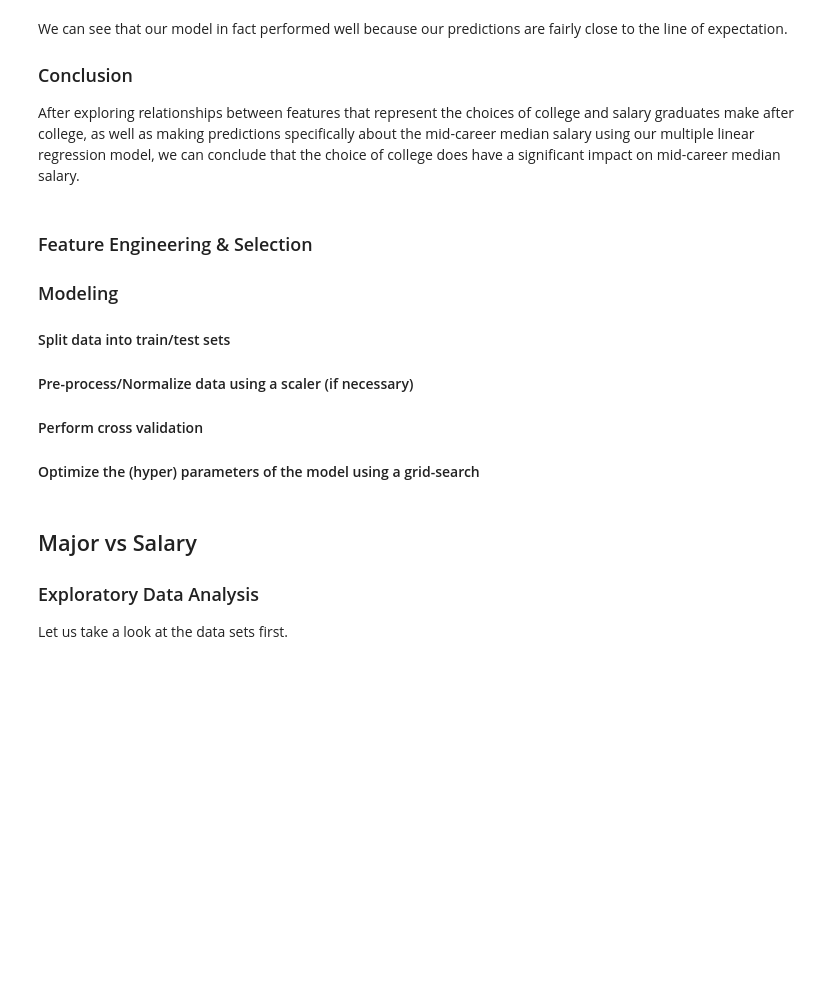
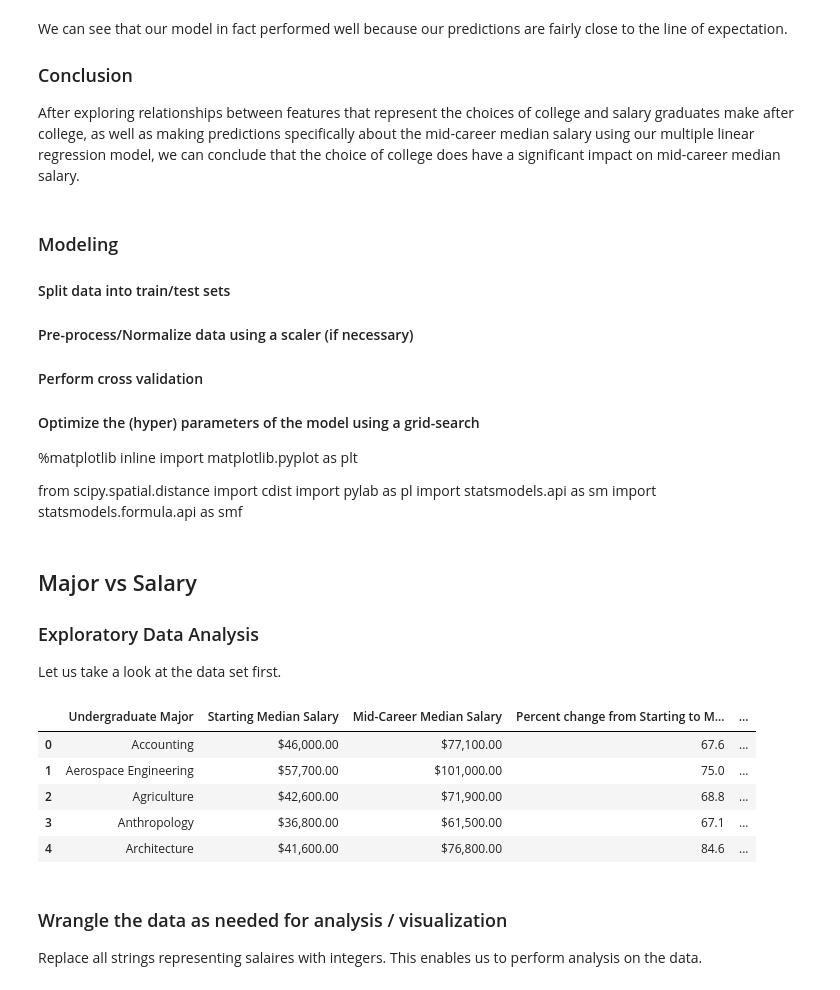
Before and after one commit to demi-tu/Where-it-Pays-to-Attend-College, a Jupyter notebook: Final Resource.ipynb, the cells around one changed output. Drawn from its saved outputs; the diff is of its cells as text; code cells hidden in the pictures; blank space fills up the shorter version.

```diff
--- a/Final Resource.ipynb
+++ b/Final Resource.ipynb
@@ -578,7 +578,7 @@ We can see that our model in fact performed well because our predictions are fai
 
 After exploring relationships between features that represent the choices of college and salary graduates make after college, as well as making predictions specifically about the mid-career median salary using our multiple linear regression model, we can conclude that the choice of college does have a significant impact on mid-career median salary.
 # %% [markdown]
-### Feature Engineering & Selection
+
 
 ### Modeling
 
@@ -586,9 +586,29 @@ After exploring relationships between features that represent the choices of col
 #### Pre-process/Normalize data using a scaler (if necessary)
 #### Perform cross validation
 #### Optimize the (hyper) parameters of the model using a grid-search
+%matplotlib inline
+import matplotlib.pyplot as plt
+
+from scipy.spatial.distance import cdist
+import pylab as pl
+import statsmodels.api as sm
+import statsmodels.formula.api as smf
 # %% [markdown]
 ## Major vs Salary
 
 ### Exploratory Data Analysis
 
-Let us take a look at the data sets first.
+Let us take a look at the data set first.
+# %%
+major.head()
+# %% [output]
+|  | Undergraduate Major | Starting Median Salary | Mid-Career Median Salary | Percent change from Starting to M... | ... |
+| 0 | Accounting | $46,000.00 | $77,100.00 | 67.6 | ... |
+| 1 | Aerospace Engineering | $57,700.00 | $101,000.00 | 75.0 | ... |
+| 2 | Agriculture | $42,600.00 | $71,900.00 | 68.8 | ... |
+| 3 | Anthropology | $36,800.00 | $61,500.00 | 67.1 | ... |
+| 4 | Architecture | $41,600.00 | $76,800.00 | 84.6 | ... |
+# %% [markdown]
+### Wrangle the data as needed for analysis / visualization
+
+Replace all strings representing salaires with integers. This enables us to perform analysis on the data.
```
Also changed, not shown: parts of 31 cells of this notebook, 1 other file.
